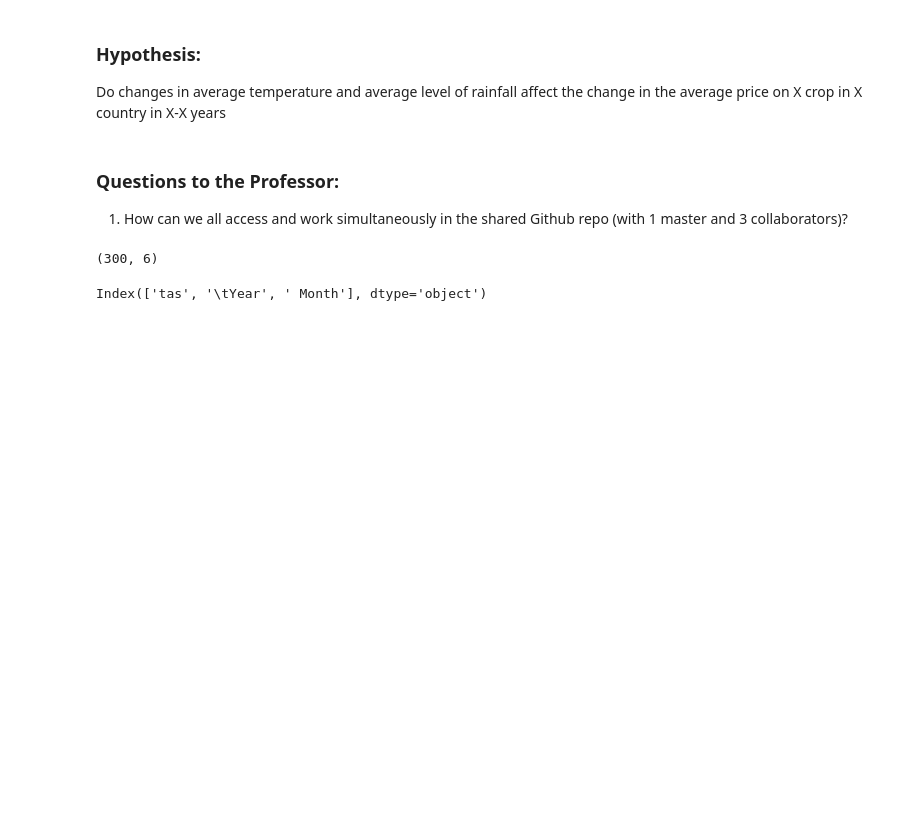
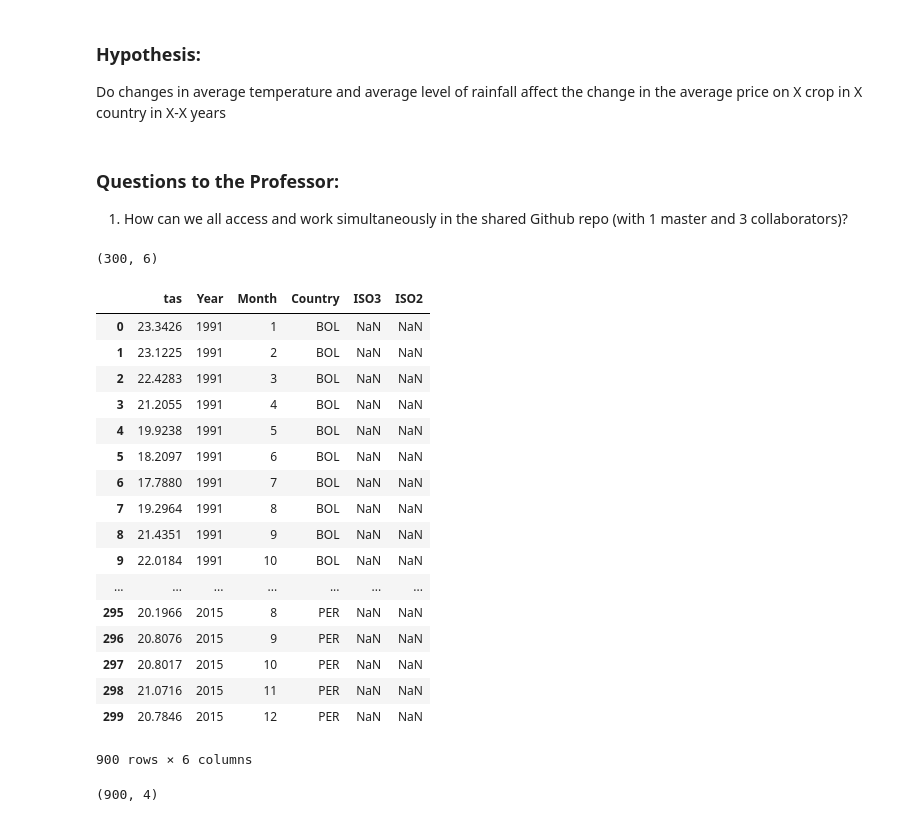
Before and after one commit to vzakhozhyi/599-A-Final-Project, a Jupyter notebook: Test-Brady.ipynb, the cells around one changed output. Saved outputs shown, nothing was run; the diff lists cells and outputs as text; code cells hidden in the pictures; blank space fills up the shorter version.

```diff
--- a/Test-Brady.ipynb
+++ b/Test-Brady.ipynb
@@ -23 +19,27 @@ tempfile=pd.read_excel(maintempfile)
+# %%
+import pandas as pd
+
+pricesdata='https://raw.githubusercontent.com/vzakhozhyi/599-A-Final-Project/master/Data/wfp_market_food_prices.csv'
+prices = pd.read_csv(pricesdata,header=0, encoding = 'ISO-8859-1')
+
+#Bolivia
+TBdata="https://github.com/vzakhozhyi/599-A-Final-Project/raw/master/Data/Temp_Bolivia.xls"
+TB=pd.read_excel(TBdata)
+
+RFBdata="https://github.com/vzakhozhyi/599-A-Final-Project/raw/master/Data/Rainfall_Bolivia.xls"
+RFB=pd.read_excel(RFBdata)
+
+#Peru
+TPdata="https://github.com/vzakhozhyi/599-A-Final-Project/raw/master/Data/Temp_Peru.xls"
+TP=pd.read_excel(TPdata)
+
+RFPdata="https://github.com/vzakhozhyi/599-A-Final-Project/raw/master/Data/Rainfall_Peru.xls"
+RFP=pd.read_excel(RFPdata)
+
+#Colombia
+TCdata="https://github.com/vzakhozhyi/599-A-Final-Project/raw/master/Data/Temp_Colombia.xls"
+TC=pd.read_excel(TCdata)
+
+RFCdata="https://github.com/vzakhozhyi/599-A-Final-Project/raw/master/Data/Rainfall_Colombia.xls"
+RFC=pd.read_excel(RFCdata)
 # %%
@@ -25,3 +47,27 @@ tempfile.shape
 # %% [output]
 (300, 6)
+# %%
+Tdataframes = [TB, TC, TP]
+
+Temp = pd.concat(Tdataframes)
+Temp
+# %% [output]
+|  | tas | Year | Month | Country | ISO3 | ISO2 |
+| 0 | 23.3426 | 1991 | 1 | BOL | NaN | NaN |
+| 1 | 23.1225 | 1991 | 2 | BOL | NaN | NaN |
+| 2 | 22.4283 | 1991 | 3 | BOL | NaN | NaN |
+| 3 | 21.2055 | 1991 | 4 | BOL | NaN | NaN |
+| 4 | 19.9238 | 1991 | 5 | BOL | NaN | NaN |
+| 5 | 18.2097 | 1991 | 6 | BOL | NaN | NaN |
+| 6 | 17.7880 | 1991 | 7 | BOL | NaN | NaN |
+| 7 | 19.2964 | 1991 | 8 | BOL | NaN | NaN |
+| 8 | 21.4351 | 1991 | 9 | BOL | NaN | NaN |
+| 9 | 22.0184 | 1991 | 10 | BOL | NaN | NaN |
+| ... | ... | ... | ... | ... | ... | ... |
+| 295 | 20.1966 | 2015 | 8 | PER | NaN | NaN |
+| 296 | 20.8076 | 2015 | 9 | PER | NaN | NaN |
+| 297 | 20.8017 | 2015 | 10 | PER | NaN | NaN |
+| 298 | 21.0716 | 2015 | 11 | PER | NaN | NaN |
+| 299 | 20.7846 | 2015 | 12 | PER | NaN | NaN |
+900 rows × 6 columns
 # %%
@@ -29,5 +75,5 @@ tempfileclean=tempfile.drop(columns=[' Country', ' ISO3', ' ISO2'])
-# %%
-tempfileclean.columns
-# %% [output]
-Index(['tas', '\tYear', ' Month'], dtype='object')
+# %%
+Tclean.shape
+# %% [output]
+(900, 4)
 # %%
```
Also changed, not shown: parts of 11 cells of this notebook.
